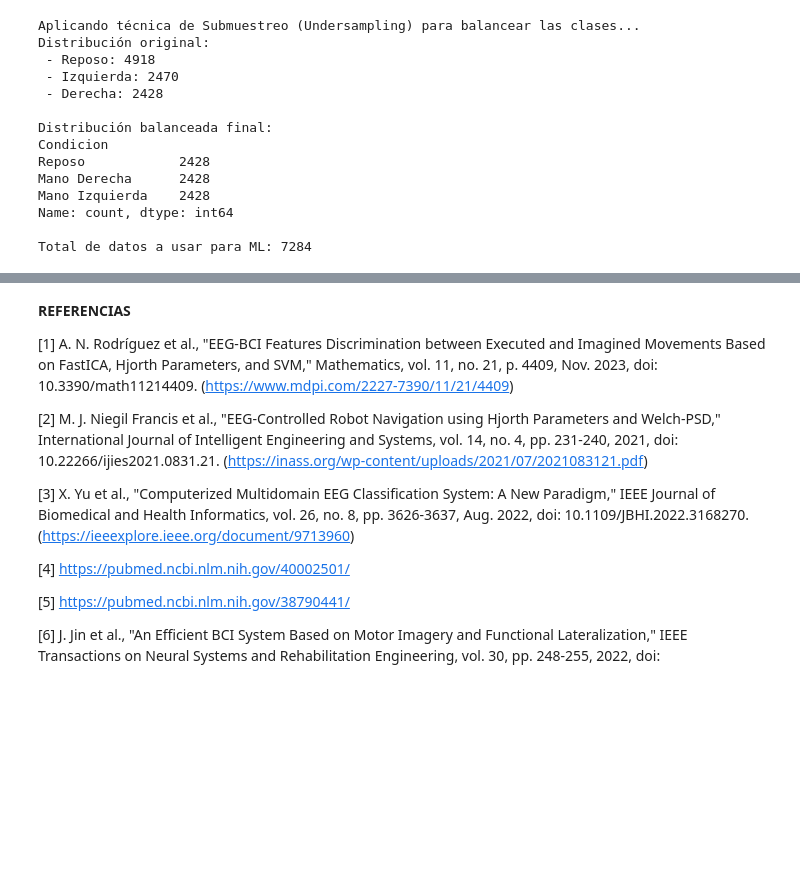
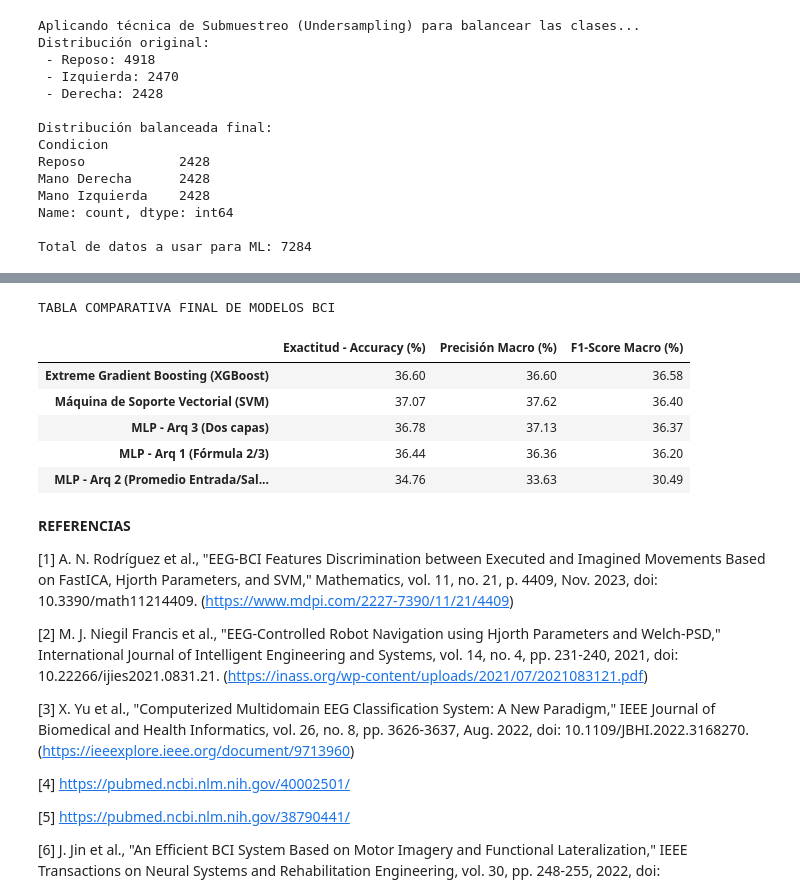
Before and after one commit to PaulaCCano/lab_Biosenales, a Jupyter notebook: proyecto_2.ipynb, the cells around one changed output, grey strips where cells are left out. Saved outputs shown, nothing was run; the diff lists cells and outputs as text; code cells hidden in the pictures; blank space fills up the shorter version.

```diff
--- a/proyecto_2.ipynb
+++ b/proyecto_2.ipynb
@@ -633,17 +526,10 @@ Reposo                  69.0            24.0  4825.0
 # %%
-import numpy as np
-import pandas as pd
-from sklearn.model_selection import StratifiedKFold # Cambio a K-Fold Estratificado (Conserva proporciones)
-from sklearn.preprocessing import LabelEncoder, StandardScaler
-from sklearn.svm import SVC
-from sklearn.neural_network import MLPClassifier
-from sklearn.metrics import accuracy_score, confusion_matrix, precision_score, f1_score
-import xgboost as xgb
-
 print("Iniciando pipeline de Clasificación Multiclase (con Métricas Avanzadas)...")
 
 # 1. PREPARACIÓN DE MATRICES X e y
-columnas_features = [col for col in df_bci.columns if col not in ['Sujeto', 'Condicion', 'Run']]
+columnas_features = [ 'PSD_C3', 'PSD_C4', 'PSD_Fc3', 'PSD_Fc4', 'PSD_Cp3', 'PSD_Cp4',
+    'Asimetria_C3_C4', 'Asimetria_Fc3_Fc4', 'Asimetria_Cp3_Cp4',
+    'PLV_C3_C4', 'PLV_Cp3_Cp4']
 X = df_bci[columnas_features].values
 y_crudo = df_bci['Condicion'].values
 
@@ -695,9 +581,9 @@ for name, clf in modelos.items():
 
 # 4. EVALUACIÓN DE REDES NEURONALES (MLP)
 arquitecturas_red = {
-    "Arquitectura 1 (Simple: 1 capa oculta)": (64,),
-    "Arquitectura 2 (Media: 2 capas ocultas)": (128, 64),
-    "Arquitectura 3 (Profunda: 3 capas ocultas)": (128, 64, 32)
+    "Arq 1 (Basada en Regla 2: Fórmula de 2/3)": (10,),
+    "Arq 2 (Basada en Regla 1: Promedio entre entrada y salida)": (7,),
+    "Arq 3 (Basada en Regla 3: Dos capas sin superar el doble)": (16, 8)
 }
 
 for name, config in arquitecturas_red.items():
@@ -722,8 +608,8 @@ for name, config in arquitecturas_red.items():
 
     print(f"\n======== RED NEURONAL: {name} ========")
     print(f"Configuración de capas: {config}")
-    print(f"Exactitud (Accuracy): {np.mean(mlp_acc)*100:.2f}%")
-    print(f"Precisión (Precision): {np.mean(mlp_prec)*100:.2f}%")
+    print(f"Accuracy: {np.mean(mlp_acc)*100:.2f}%")
+    print(f"Precisión: {np.mean(mlp_prec)*100:.2f}%")
     print(f"F1-Score: {np.mean(mlp_f1)*100:.2f}%")
     print("Matriz de Confusión Acumulada:")
     print(pd.DataFrame(cm_mlp_acumulada, index=le.classes_, columns=le.classes_))
@@ -915,3 +817,24 @@ Reposo                 797.0           769.0   862.0
+# %%
+# 5. GENERACIÓN AUTOMÁTICA DE LA TABLA COMPARATIVA FINAL
+df_comparativo = pd.DataFrame.from_dict(metricas_consolidadas, orient='index')
+
+# Renombrar columnas para una presentación académica impecable
+df_comparativo.columns = ['Exactitud - Accuracy (%)', 'Precisión Macro (%)', 'F1-Score Macro (%)']
+
+# Redondear a dos decimales y ordenar de mayor a menor por el F1-Score
+df_comparativo = df_comparativo.round(2)
+df_comparativo = df_comparativo.sort_values(by='F1-Score Macro (%)', ascending=False)
+
+print("\nTABLA COMPARATIVA FINAL DE MODELOS BCI")
+display(df_comparativo)
+# %% [output]
+TABLA COMPARATIVA FINAL DE MODELOS BCI
+|  | Exactitud - Accuracy (%) | Precisión Macro (%) | F1-Score Macro (%) |
+| Extreme Gradient Boosting (XGBoost) | 36.60 | 36.60 | 36.58 |
+| Máquina de Soporte Vectorial (SVM) | 37.07 | 37.62 | 36.40 |
+| MLP - Arq 3 (Dos capas) | 36.78 | 37.13 | 36.37 |
+| MLP - Arq 1 (Fórmula 2/3) | 36.44 | 36.36 | 36.20 |
+| MLP - Arq 2 (Promedio Entrada/Sal... | 34.76 | 33.63 | 30.49 |
 # %% [markdown]
 **REFERENCIAS**
 
```
Also changed, not shown: parts of 29 cells of this notebook.
